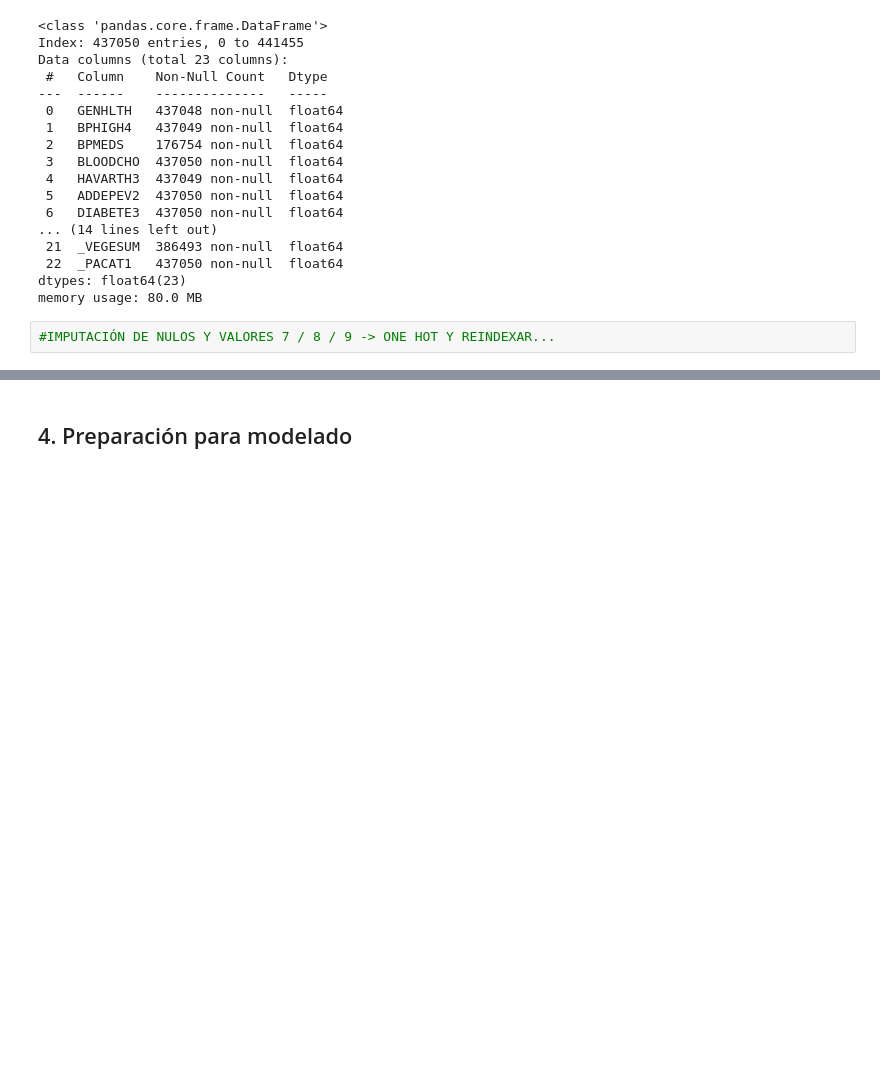
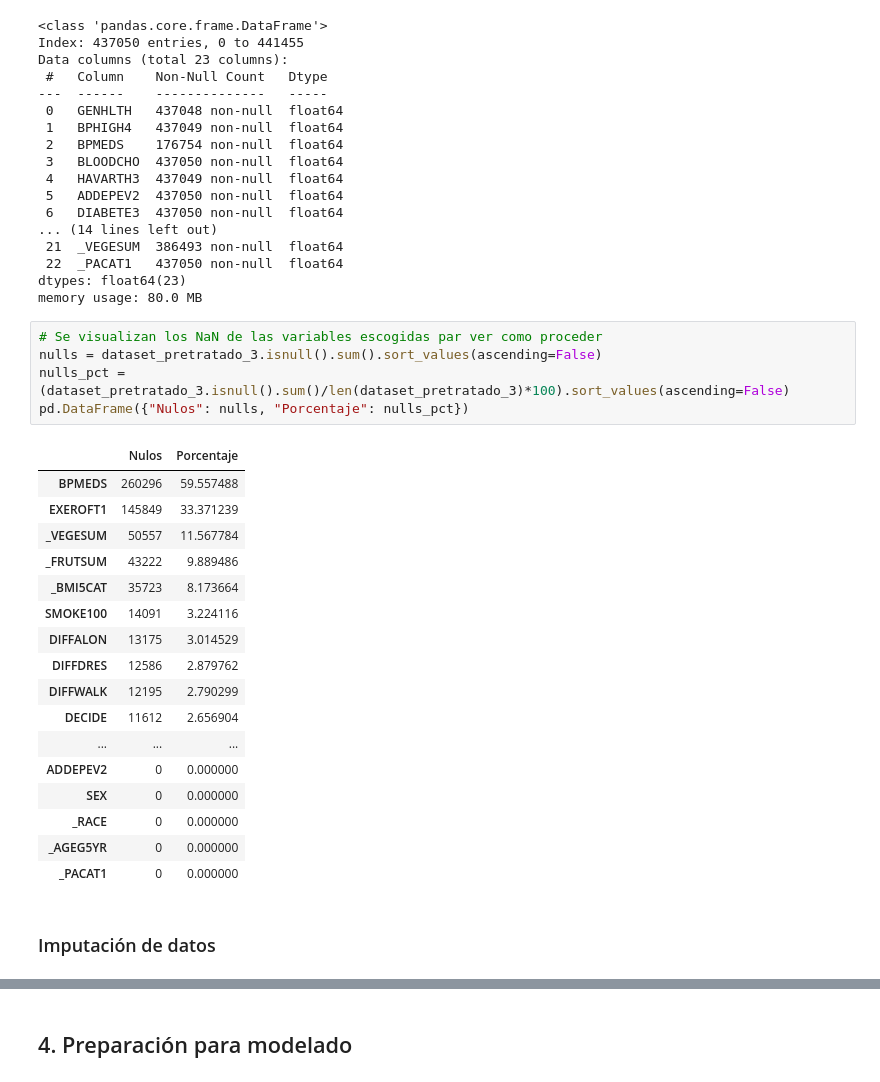
Before and after one commit to Jesusrodriguezf90/TFM, a Jupyter notebook: notebooks/data_preprocessing.ipynb, the cells around one changed output, grey strips where cells are left out. Drawn from its saved outputs; the diff is of its cells as text; blank space fills up the shorter version.

Commit message:
Actualizar notebook. Primera imputación: BPMEDS y EXEROFT1

```diff
--- a/notebooks/data_preprocessing.ipynb
+++ b/notebooks/data_preprocessing.ipynb
@@ -339,5 +340,28 @@ Data columns (total 23 columns):
  22  _PACAT1   437050 non-null  float64
 dtypes: float64(23)
 memory usage: 80.0 MB
-# %%
-#IMPUTACIÓN DE NULOS Y VALORES 7 / 8 / 9 -> ONE HOT Y REINDEXAR...
+# %%
+# Se visualizan los NaN de las variables escogidas par ver como proceder
+nulls = dataset_pretratado_3.isnull().sum().sort_values(ascending=False)
+nulls_pct = (dataset_pretratado_3.isnull().sum()/len(dataset_pretratado_3)*100).sort_values(ascending=False)
+pd.DataFrame({"Nulos": nulls, "Porcentaje": nulls_pct})
+# %% [output]
+|  | Nulos | Porcentaje |
+| BPMEDS | 260296 | 59.557488 |
+| EXEROFT1 | 145849 | 33.371239 |
+| _VEGESUM | 50557 | 11.567784 |
+| _FRUTSUM | 43222 | 9.889486 |
+| _BMI5CAT | 35723 | 8.173664 |
+| SMOKE100 | 14091 | 3.224116 |
+| DIFFALON | 13175 | 3.014529 |
+| DIFFDRES | 12586 | 2.879762 |
+| DIFFWALK | 12195 | 2.790299 |
+| DECIDE | 11612 | 2.656904 |
+| ... | ... | ... |
+| ADDEPEV2 | 0 | 0.000000 |
+| SEX | 0 | 0.000000 |
+| _RACE | 0 | 0.000000 |
+| _AGEG5YR | 0 | 0.000000 |
+| _PACAT1 | 0 | 0.000000 |
+# %% [markdown]
+### Imputación de datos
```
Also changed, not shown: parts of 7 cells of this notebook.
